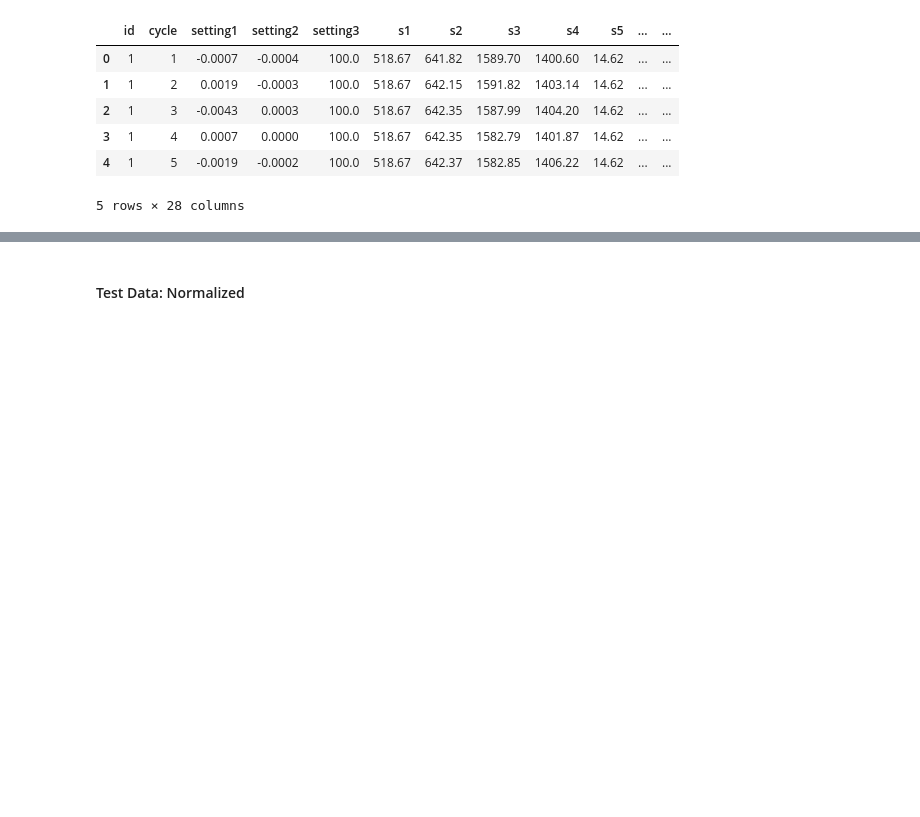
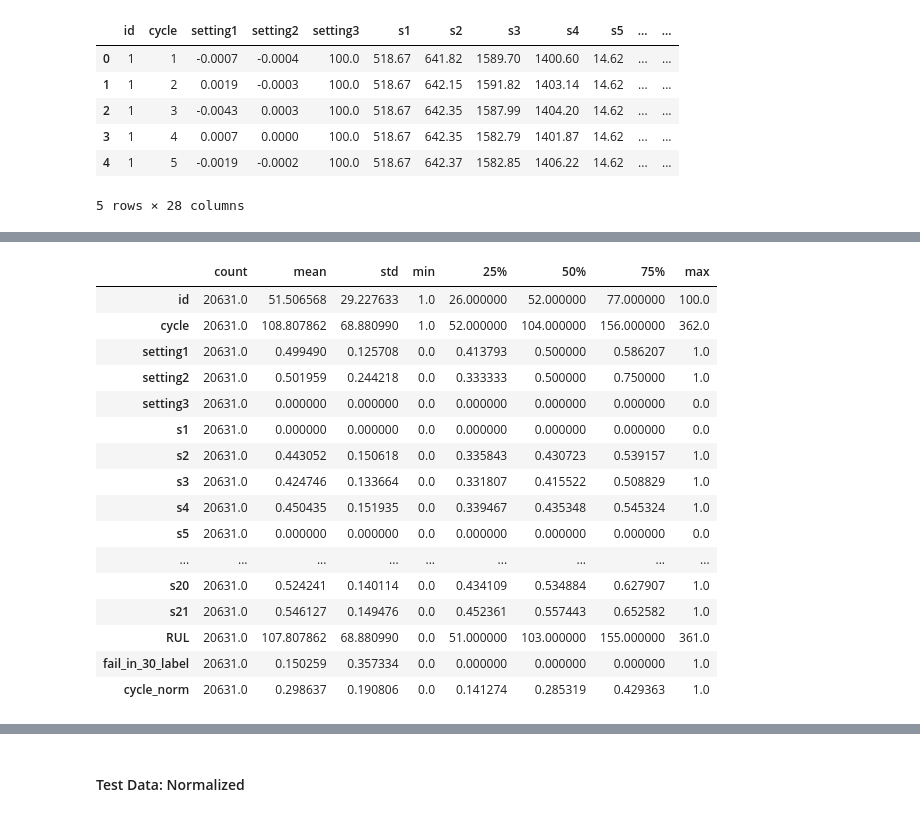
Before and after one commit to deloresmincarelli/JetEngineLSTM, a Jupyter notebook: JetEngineLSTM.ipynb, the cells around one changed output, grey strips where cells are left out. Saved outputs shown, nothing was run; the diff lists cells and outputs as text; code cells hidden in the pictures; blank space fills up the shorter version.

```diff
--- a/JetEngineLSTM.ipynb
+++ b/JetEngineLSTM.ipynb
@@ -191,0 +248,22 @@ train_df.head()
+# %%
+# summarize the normalized data - you can see the min = 0, max = 1 for each predictor
+train_describe = train_df.describe().T
+train_describe
+# %% [output]
+|  | count | mean | std | min | 25% | 50% | 75% | max |
+| id | 20631.0 | 51.506568 | 29.227633 | 1.0 | 26.000000 | 52.000000 | 77.000000 | 100.0 |
+| cycle | 20631.0 | 108.807862 | 68.880990 | 1.0 | 52.000000 | 104.000000 | 156.000000 | 362.0 |
+| setting1 | 20631.0 | 0.499490 | 0.125708 | 0.0 | 0.413793 | 0.500000 | 0.586207 | 1.0 |
+| setting2 | 20631.0 | 0.501959 | 0.244218 | 0.0 | 0.333333 | 0.500000 | 0.750000 | 1.0 |
+| setting3 | 20631.0 | 0.000000 | 0.000000 | 0.0 | 0.000000 | 0.000000 | 0.000000 | 0.0 |
+| s1 | 20631.0 | 0.000000 | 0.000000 | 0.0 | 0.000000 | 0.000000 | 0.000000 | 0.0 |
+| s2 | 20631.0 | 0.443052 | 0.150618 | 0.0 | 0.335843 | 0.430723 | 0.539157 | 1.0 |
+| s3 | 20631.0 | 0.424746 | 0.133664 | 0.0 | 0.331807 | 0.415522 | 0.508829 | 1.0 |
+| s4 | 20631.0 | 0.450435 | 0.151935 | 0.0 | 0.339467 | 0.435348 | 0.545324 | 1.0 |
+| s5 | 20631.0 | 0.000000 | 0.000000 | 0.0 | 0.000000 | 0.000000 | 0.000000 | 0.0 |
+| ... | ... | ... | ... | ... | ... | ... | ... | ... |
+| s20 | 20631.0 | 0.524241 | 0.140114 | 0.0 | 0.434109 | 0.534884 | 0.627907 | 1.0 |
+| s21 | 20631.0 | 0.546127 | 0.149476 | 0.0 | 0.452361 | 0.557443 | 0.652582 | 1.0 |
+| RUL | 20631.0 | 107.807862 | 68.880990 | 0.0 | 51.000000 | 103.000000 | 155.000000 | 361.0 |
+| fail_in_30_label | 20631.0 | 0.150259 | 0.357334 | 0.0 | 0.000000 | 0.000000 | 0.000000 | 1.0 |
+| cycle_norm | 20631.0 | 0.298637 | 0.190806 | 0.0 | 0.141274 | 0.285319 | 0.429363 | 1.0 |
```
Also changed, not shown: parts of 118 cells of this notebook.
